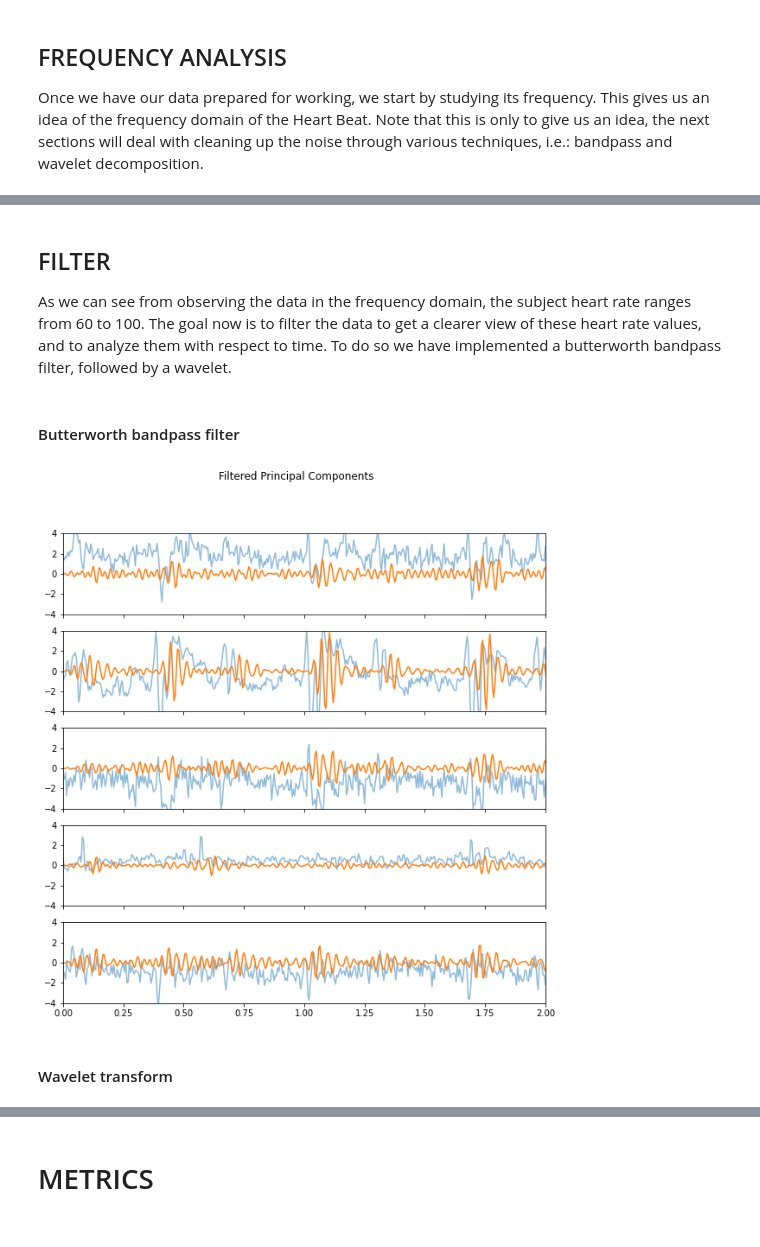
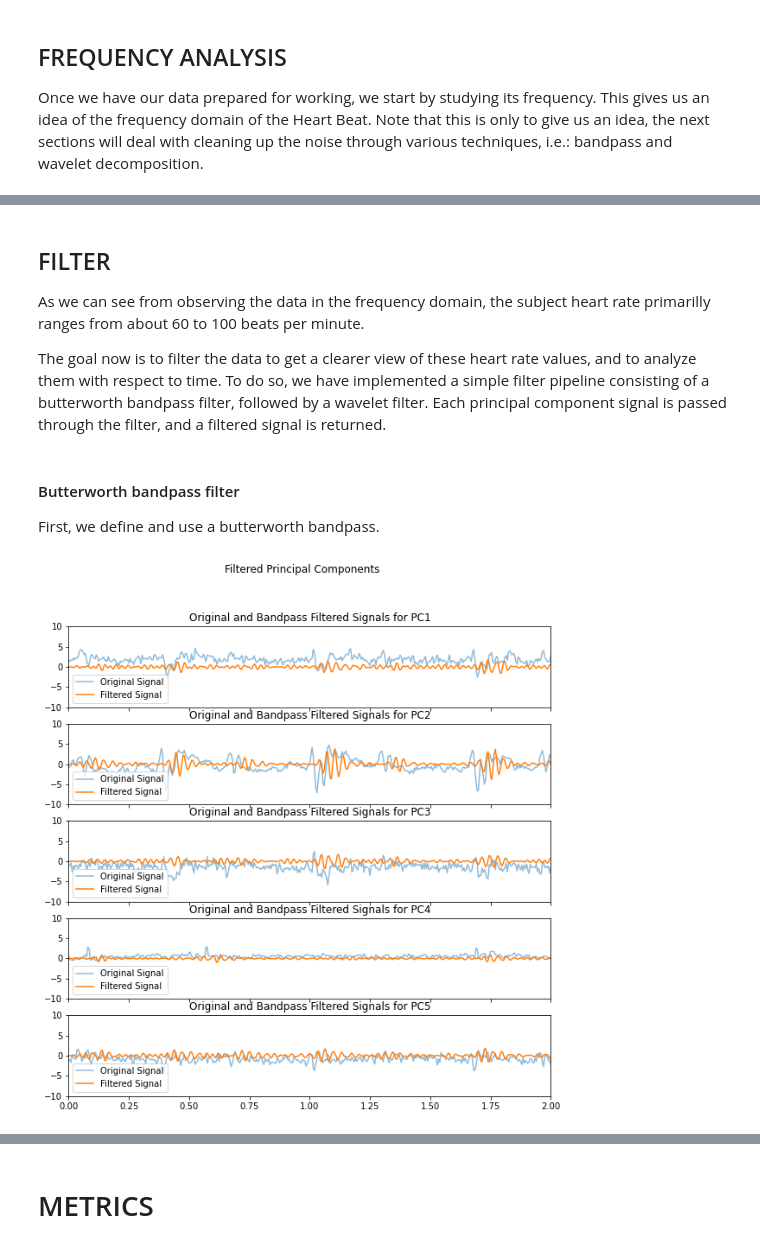
Before and after one commit to AleCapoPhys/HeartRateEstimation, a Jupyter notebook: Project_Clean_data.ipynb, the cells around one changed output, grey strips where cells are left out. Saved outputs shown, nothing was run; the diff lists cells and outputs as text; code cells hidden in the pictures.

Commit message:
Clean up filter section and add section comments and explanations

```diff
--- a/Project_Clean_data.ipynb
+++ b/Project_Clean_data.ipynb
@@ -454,32 +454,37 @@ Highest peak is at: 69.78 beats per minute
 # %% [markdown]
 ## FILTER
 
-As we can see from observing the data in the frequency domain, the subject heart rate ranges from 60 to 100.
+As we can see from observing the data in the frequency domain, the subject heart rate primarilly ranges from about 60 to 100 beats per minute.
+
 The goal now is to filter the data to get a clearer view of these heart rate values, and
-to analyze them with respect to time. To do so we have implemented a butterworth bandpass filter, followed by a wavelet.
+to analyze them with respect to time. To do so, we have implemented a simple filter pipeline consisting of a butterworth bandpass filter, followed by a wavelet filter. Each principal component signal is passed through the filter, and a filtered signal is returned.
 # %% [markdown]
 #### Butterworth bandpass filter
+
+First, we define and use a butterworth bandpass.
 # %%
 # Add a time column to the dataframe
 dataset_rotated['Time'] = np.arange(0, len(dataset_rotated['PC1']))/sample_freq
 
 # butterworth bandpass filter
 sos = signal.butter(4, [50,90], 'bp', fs = 400, output = 'sos')
 
-filtered_PCs = {}
+# Filter each PC signal and add to dictionary to visualize
+filtered_PCs = dict()
 for i in FFTs:
     filtered_PCs[i] = signal.sosfilt(sos, dataset_rotated[i])
 
+# Plot and visualize results of the bandpass filter
 fig, axs = plt.subplots(n_PC,1, sharex=True, sharey=True, figsize=(10,10))
 fig.suptitle('Filtered Principal Components')
 ax = 0
 for i in filtered_PCs:
-    axs[ax].plot(dataset_rotated['Time'], dataset_rotated[i], alpha = 0.5)
-    axs[ax].plot(dataset_rotated['Time'], filtered_PCs[i])
+    axs[ax].plot(dataset_rotated['Time'], dataset_rotated[i], alpha = 0.5, label='Original Signal')
+    axs[ax].plot(dataset_rotated['Time'], filtered_PCs[i], label='Filtered Signal')
+    axs[ax].set_title(f'Original and Bandpass Filtered Signals for {i}')
+    axs[ax].legend(loc="lower left")
     axs[ax].set_xlim([0,2])
-    axs[ax].set_ylim([-4,4])
+    axs[ax].set_ylim([-10,10])
     ax += 1
 # %% [output]
-[figure, old version]
+[figure, new version]
-# %% [markdown]
-#### Wavelet transform
```
Also changed, not shown: parts of 13 cells of this notebook.
